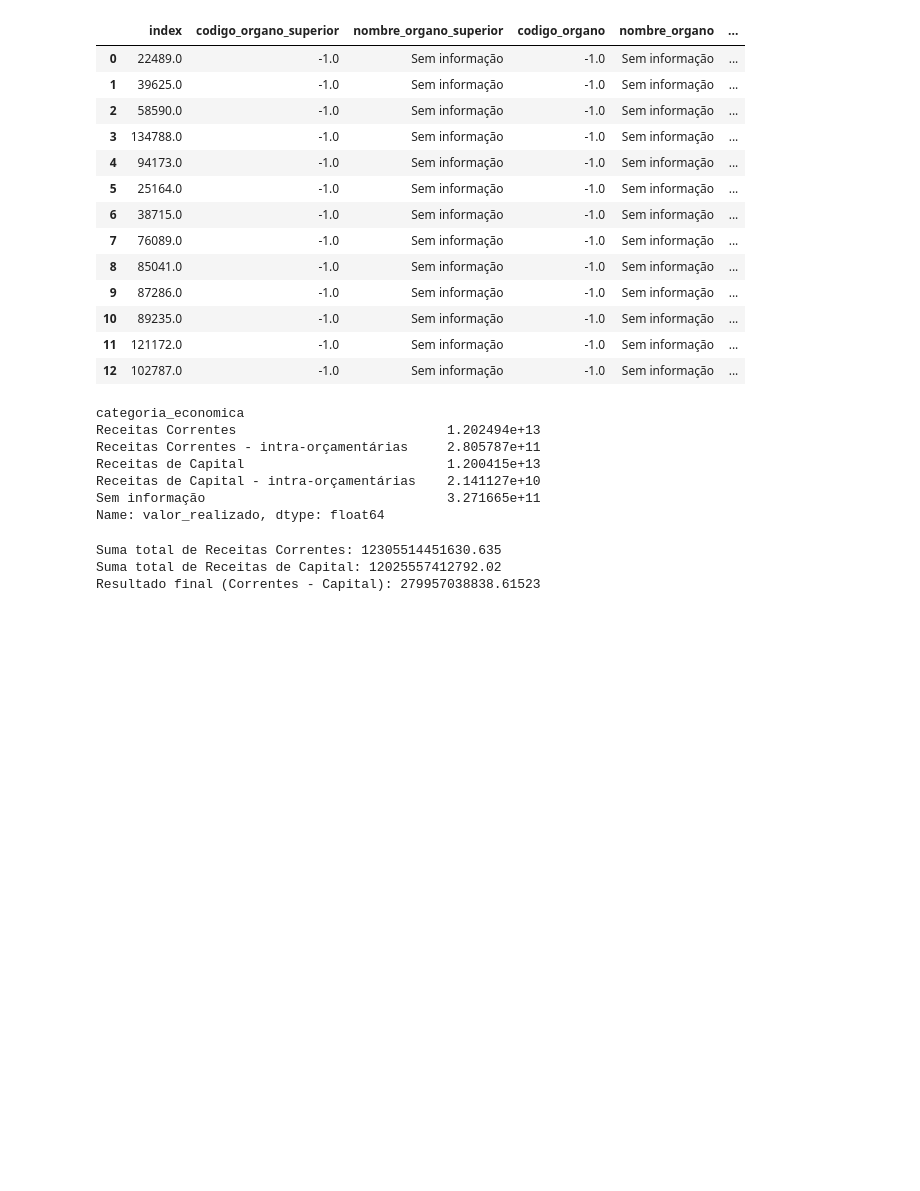
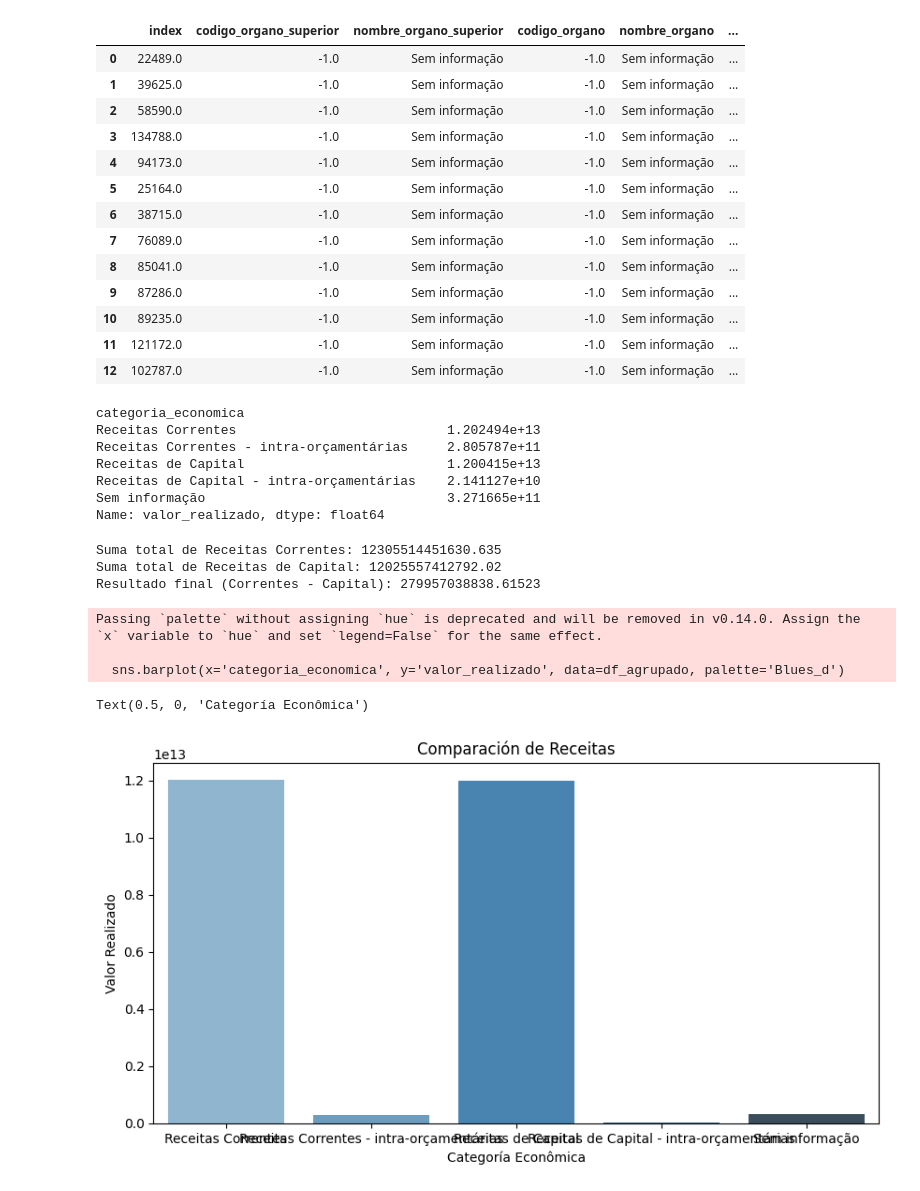
Before and after one commit to Ivan-BV/Proyecto2-EDA-Ingresos-Publicos-Brasil, a Jupyter notebook: notebooks/Visualización y exploración.ipynb, the cells around one changed output. Drawn from its saved outputs; the diff is of its cells as text; code cells hidden in the pictures; blank space fills up the shorter version.

```diff
--- a/notebooks/Visualización y exploración.ipynb
+++ b/notebooks/Visualización y exploración.ipynb
@@ -67,3 +67,18 @@ print(f"Resultado final (Correntes - Capital): {resultado}")
 Suma total de Receitas Correntes: 12305514451630.635
 Suma total de Receitas de Capital: 12025557412792.02
 Resultado final (Correntes - Capital): 279957038838.61523
+# %%
+df_agrupado = df_consolidado.groupby('categoria_economica')['valor_realizado'].sum().reset_index()
+
+plt.figure(figsize=(10,5))
+sns.barplot(x='categoria_economica', y='valor_realizado', data=df_agrupado, palette='Blues_d')
+
+plt.title('Comparación de Receitas')
+plt.ylabel('Valor Realizado')
+plt.xlabel('Categoría Econômica')
+# %% [output]
+Passing `palette` without assigning `hue` is deprecated and will be removed in v0.14.0. Assign the `x` variable to `hue` and set `legend=False` for the same effect.
+
+  sns.barplot(x='categoria_economica', y='valor_realizado', data=df_agrupado, palette='Blues_d')
+Text(0.5, 0, 'Categoría Econômica')
+[figure, added]
```
Also changed, not shown: 1 other file.
